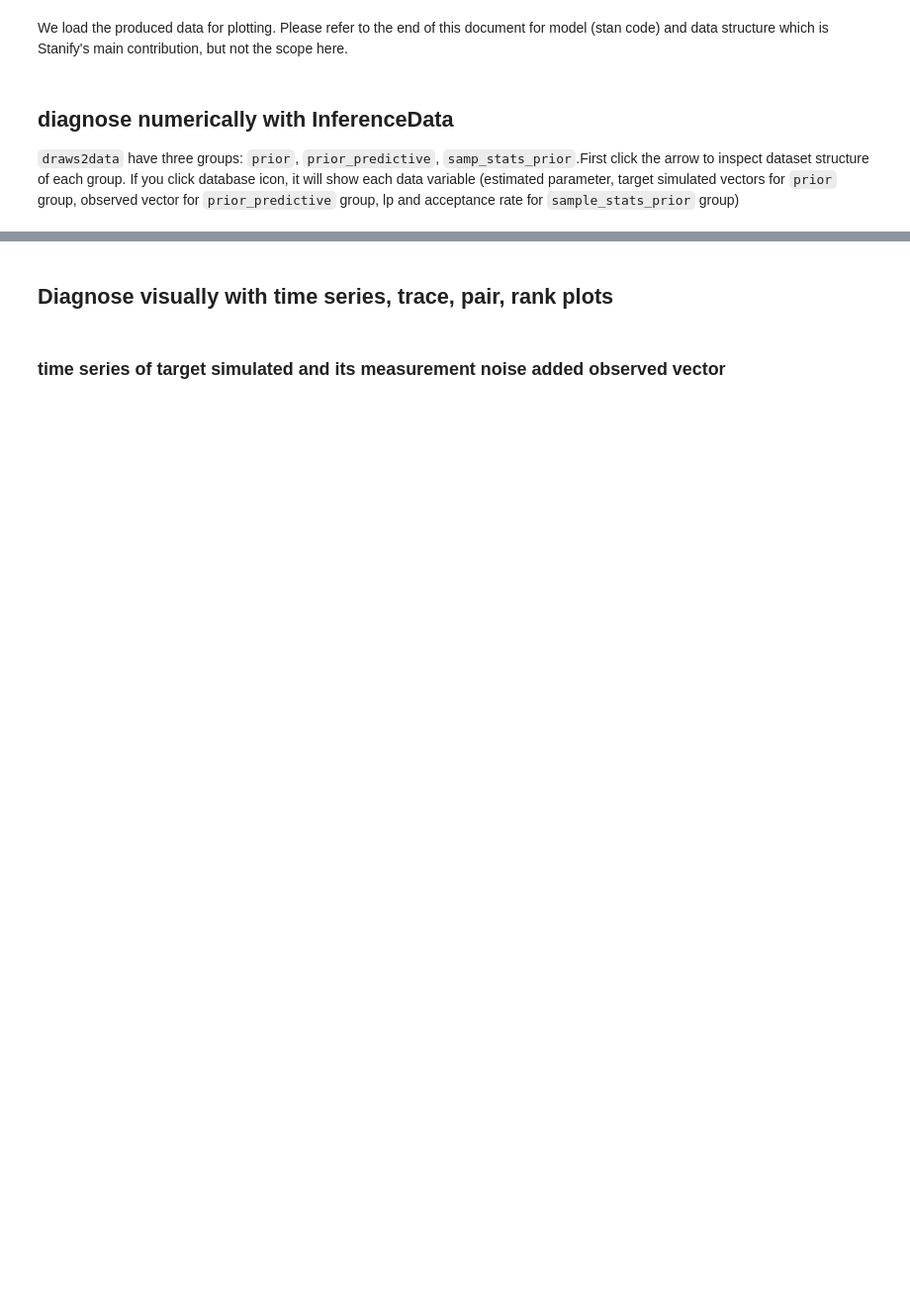
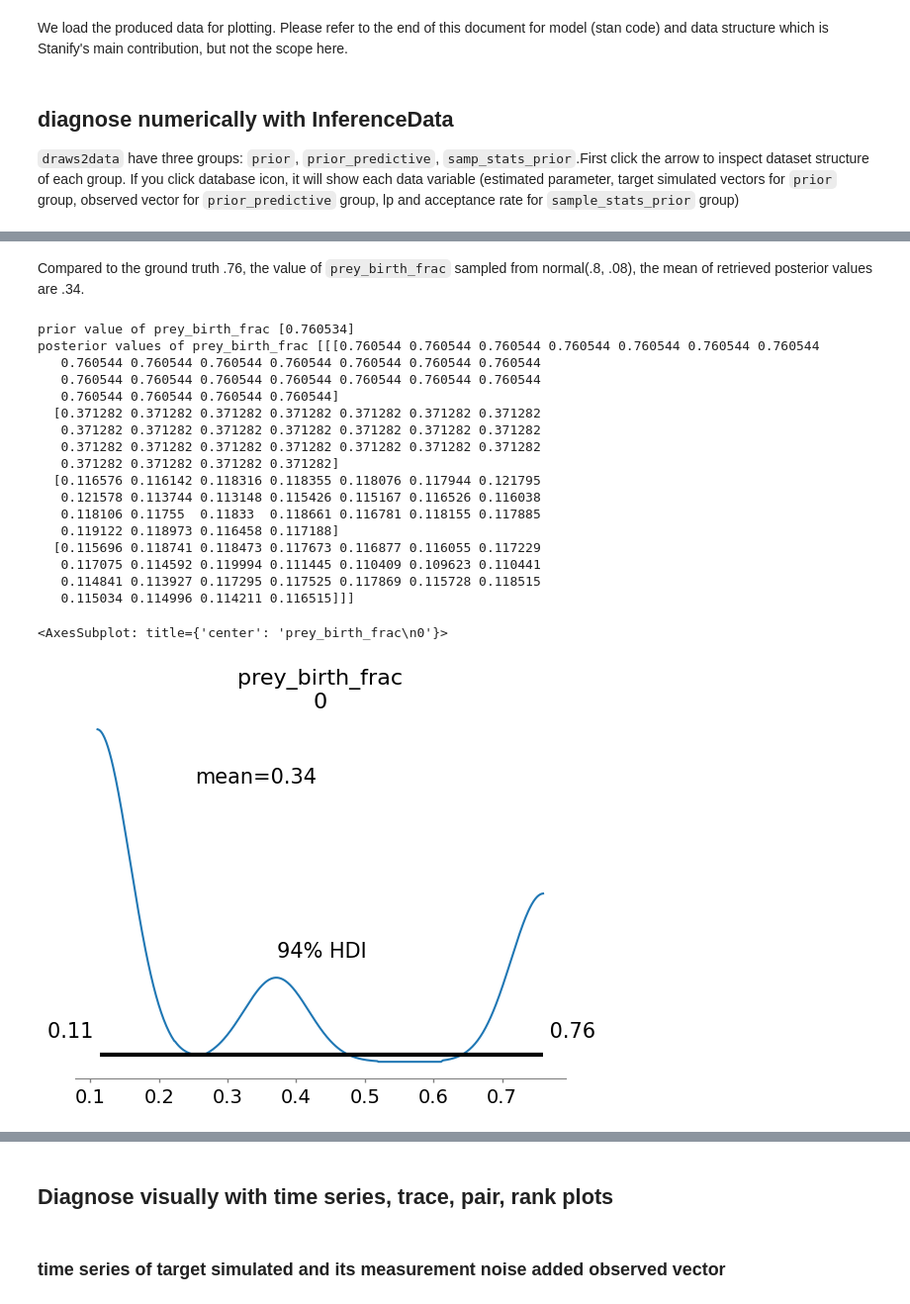
Before and after one commit to Data4DM/stanify, a Jupyter notebook: vignette/prey_predator_mpnoisedot1.ipynb, the cells around one changed output, grey strips where cells are left out. Shown at 99% size. Drawn from its saved outputs; the diff is of its cells as text; code cells hidden in the pictures; blank space fills up the shorter version.

```diff
--- a/vignette/prey_predator_mpnoisedot1.ipynb
+++ b/vignette/prey_predator_mpnoisedot1.ipynb
@@ -133,0 +146,5 @@ data2draws
+# %%
+modelname = "prey_predator_S1N200Q2R1"
+sbc = az.from_netcdf(f"data/{modelname}/sbc_mpdot1.nc")
+sbc.add_groups({"observed_data": sbc.prior_predictive})
+sbc
@@ -133,0 +174,27 @@ data2draws
+# %% [markdown]
+Compared to the ground truth .76, the value of `prey_birth_frac` sampled from normal(.8, .08), the mean of retrieved posterior values are .34.
+# %%
+for param in setting['est_param_names']:
+    print(f'prior value of {param}', sbc.prior[param].values)
+    print(f'posterior values of {param}', sbc.posterior[param].values)
+az.plot_posterior(sbc, var_names='prey_birth_frac')
+# %% [output]
+prior value of prey_birth_frac [0.760534]
+posterior values of prey_birth_frac [[[0.760544 0.760544 0.760544 0.760544 0.760544 0.760544 0.760544
+   0.760544 0.760544 0.760544 0.760544 0.760544 0.760544 0.760544
+   0.760544 0.760544 0.760544 0.760544 0.760544 0.760544 0.760544
+   0.760544 0.760544 0.760544 0.760544]
+  [0.371282 0.371282 0.371282 0.371282 0.371282 0.371282 0.371282
+   0.371282 0.371282 0.371282 0.371282 0.371282 0.371282 0.371282
+   0.371282 0.371282 0.371282 0.371282 0.371282 0.371282 0.371282
+   0.371282 0.371282 0.371282 0.371282]
+  [0.116576 0.116142 0.118316 0.118355 0.118076 0.117944 0.121795
+   0.121578 0.113744 0.113148 0.115426 0.115167 0.116526 0.116038
+   0.118106 0.11755  0.11833  0.118661 0.116781 0.118155 0.117885
+   0.119122 0.118973 0.116458 0.117188]
+  [0.115696 0.118741 0.118473 0.117673 0.116877 0.116055 0.117229
+   0.117075 0.114592 0.119994 0.111445 0.110409 0.109623 0.110441
+   0.114841 0.113927 0.117295 0.117525 0.117869 0.115728 0.118515
+   0.115034 0.114996 0.114211 0.116515]]]
+<AxesSubplot: title={'center': 'prey_birth_frac\n0'}>
+[figure, added]
```
Also changed, not shown: parts of 26 cells of this notebook, 19 other files.
